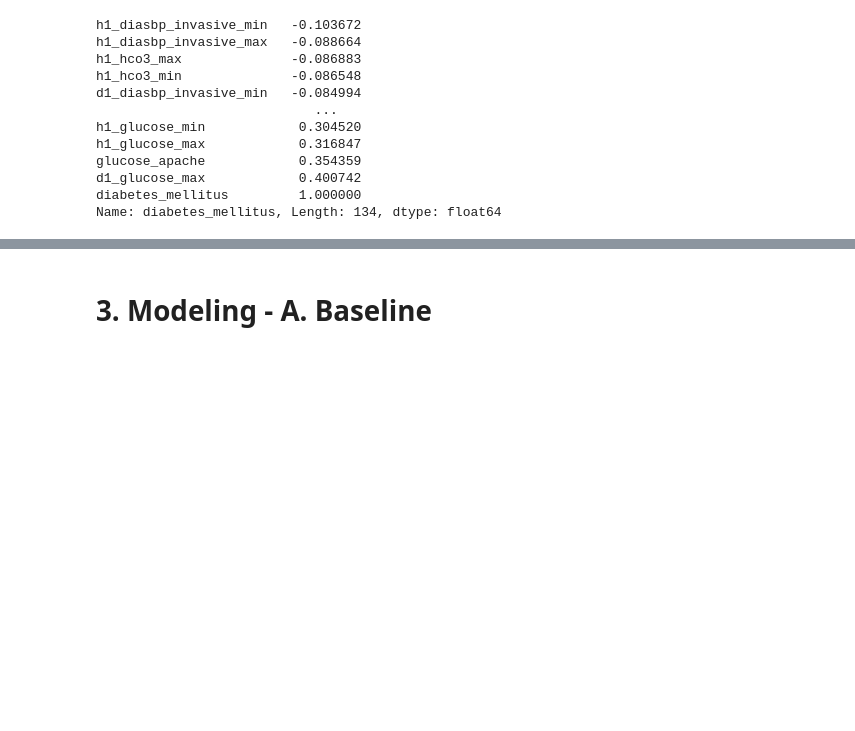
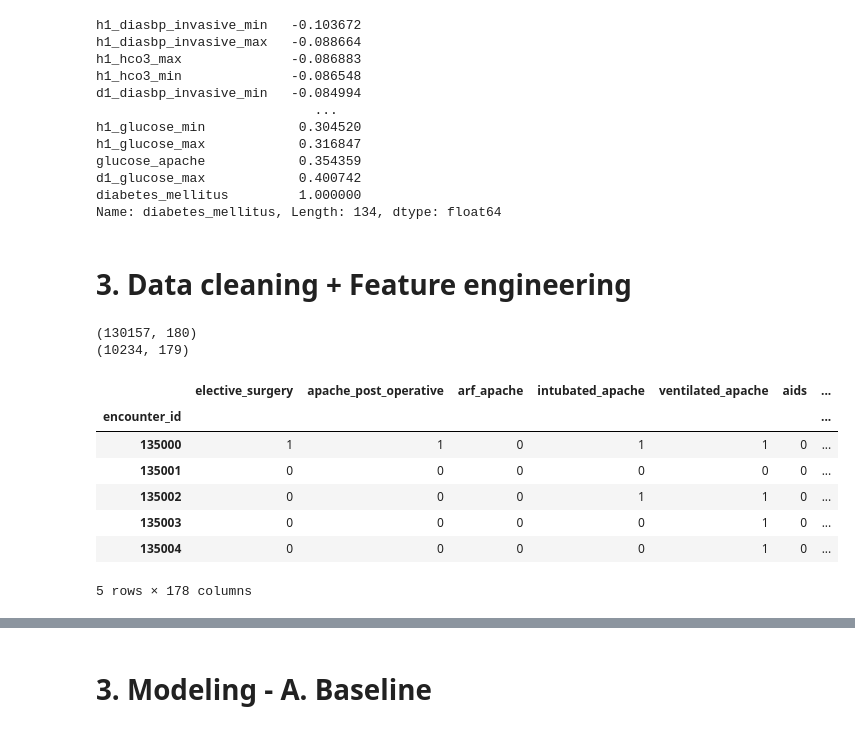
Before and after one commit to soyhyoj/WiDS-Datathon-2021, a Jupyter notebook: notebooks/EDA.ipynb, the cells around one changed output, grey strips where cells are left out. Drawn from its saved outputs; the diff is of its cells as text; code cells hidden in the pictures; blank space fills up the shorter version.

```diff
--- a/notebooks/EDA.ipynb
+++ b/notebooks/EDA.ipynb
@@ -343,3 +344,33 @@ diabetes_mellitus         1.000000
 Name: diabetes_mellitus, Length: 134, dtype: float64
 # %%
 # heatmap?
+# %% [markdown]
+# 3. Data cleaning + Feature engineering
+# %%
+fin_cols = list(binary.columns) + list(categoricals.columns) + list(continuous.columns)
+
+train_new = train[fin_cols + ['diabetes_mellitus']]
+test_new = test[fin_cols]
+
+print(train_new.shape)
+print(test_new.shape)
+# %% [output]
+(130157, 180)
+(10234, 179)
+# %%
+train_new = train_new.sort_values('encounter_id')
+test_new = test_new.sort_values('encounter_id')
+
+train_new.set_index('encounter_id', inplace=True)
+test_new.set_index('encounter_id', inplace=True)
+
+test_new.head()
+# %% [output]
+|  | elective_surgery | apache_post_operative | arf_apache | intubated_apache | ventilated_apache | aids | ... |
+| encounter_id |  |  |  |  |  |  | ... |
+| 135000 | 1 | 1 | 0 | 1 | 1 | 0 | ... |
+| 135001 | 0 | 0 | 0 | 0 | 0 | 0 | ... |
+| 135002 | 0 | 0 | 0 | 1 | 1 | 0 | ... |
+| 135003 | 0 | 0 | 0 | 0 | 1 | 0 | ... |
+| 135004 | 0 | 0 | 0 | 0 | 1 | 0 | ... |
+5 rows × 178 columns
```
Also changed, not shown: parts of 35 cells of this notebook.
